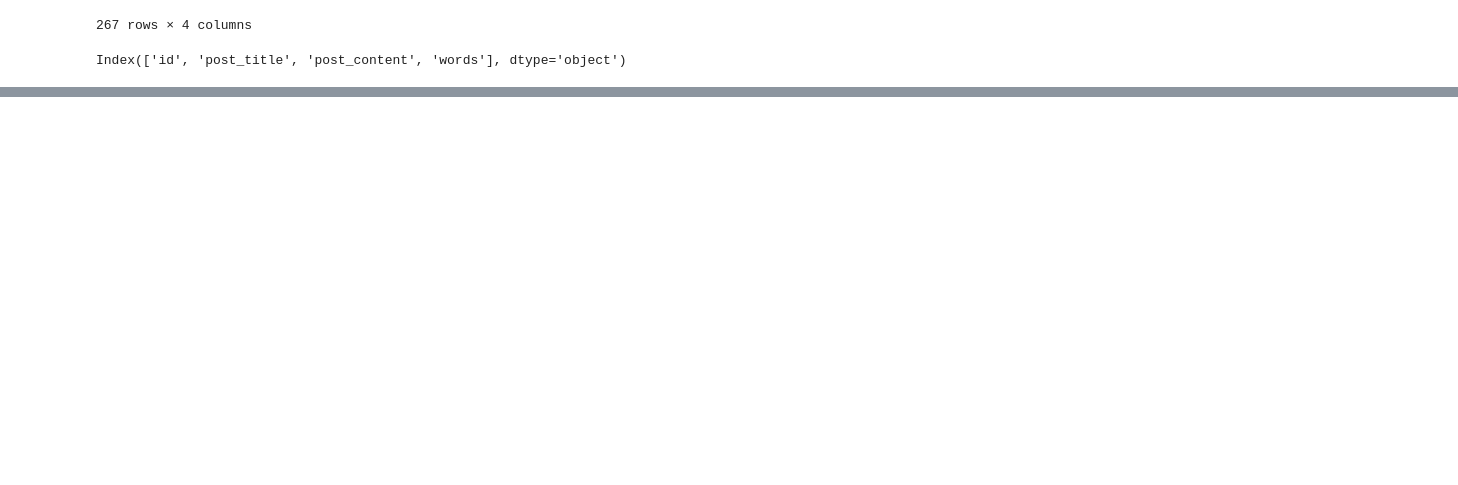
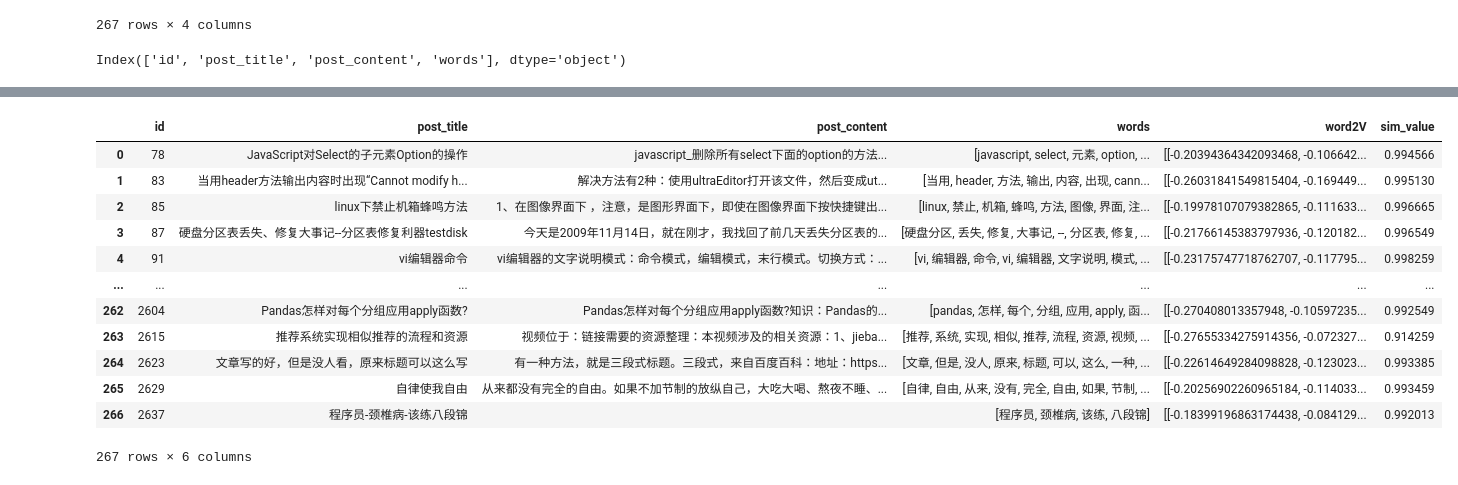
Before and after one commit to OcaenEyes/recommendPrj, a Jupyter notebook: prj_01/word2vector.ipynb, the cells around one changed output, grey strips where cells are left out. Drawn from its saved outputs; the diff is of its cells as text; code cells hidden in the pictures; blank space fills up the shorter version.

```diff
--- a/prj_01/word2vector.ipynb
+++ b/prj_01/word2vector.ipynb
@@ -107,0 +153,2 @@ Index(['id', 'post_title', 'post_content', 'words'], dtype='object')
+# %%
+w2v = Word2Vec(df["words"], sg=0)
@@ -107,0 +240,17 @@ Index(['id', 'post_title', 'post_content', 'words'], dtype='object')
+# %%
+#对每个句子的所有词向量取均值，来生成一个句子的vector
+def build_sentence_vetor(sentence):
+    sen_vec = np.zeros(100).reshape((1,100))
+    count =0
+    for word in sentence:
+        try:
+            sen_vec += w2v.wv[word].reshape((1,100))
+            count +=1
+        except KeyError:
+            continue
+    if count!=0:
+        sen_vec /=count
+
+    return sen_vec
+# %%
+df["word2V"]=df["words"].map(build_sentence_vetor)
@@ -107,0 +300,18 @@ Index(['id', 'post_title', 'post_content', 'words'], dtype='object')
+# %%
+df["sim_value"] = df["word2V"].map(lambda x: 1- distance.cosine(df[df["id"]=="581"]["word2V"].iloc[0],x))
+# %%
+df
+# %% [output]
+|  | id | post_title | post_content | words | word2V | sim_value |
+| 0 | 78 | JavaScript对Select的子元素Option的操作 | javascript_删除所有select下面的option的方法... | [javascript, select, 元素, option, ... | [[-0.20394364342093468, -0.106642... | 0.994566 |
+| 1 | 83 | 当用header方法输出内容时出现“Cannot modify h... | 解决方法有2种：使用ultraEditor打开该文件，然后变成ut... | [当用, header, 方法, 输出, 内容, 出现, cann... | [[-0.26031841549815404, -0.169449... | 0.995130 |
+| 2 | 85 | linux下禁止机箱蜂鸣方法 | 1、在图像界面下 ，注意，是图形界面下，即使在图像界面下按快捷键出... | [linux, 禁止, 机箱, 蜂鸣, 方法, 图像, 界面, 注... | [[-0.19978107079382865, -0.111633... | 0.996665 |
+| 3 | 87 | 硬盘分区表丢失、修复大事记--分区表修复利器testdisk | 今天是2009年11月14日，就在刚才，我找回了前几天丢失分区表的... | [硬盘分区, 丢失, 修复, 大事记, --, 分区表, 修复, ... | [[-0.21766145383797936, -0.120182... | 0.996549 |
+| 4 | 91 | vi编辑器命令 | vi编辑器的文字说明模式：命令模式，编辑模式，末行模式。切换方式：... | [vi, 编辑器, 命令, vi, 编辑器, 文字说明, 模式, ... | [[-0.23175747718762707, -0.117795... | 0.998259 |
+| ... | ... | ... | ... | ... | ... | ... |
+| 262 | 2604 | Pandas怎样对每个分组应用apply函数? | Pandas怎样对每个分组应用apply函数?知识：Pandas的... | [pandas, 怎样, 每个, 分组, 应用, apply, 函... | [[-0.270408013357948, -0.10597235... | 0.992549 |
+| 263 | 2615 | 推荐系统实现相似推荐的流程和资源 | 视频位于：链接需要的资源整理：本视频涉及的相关资源：1、jieba... | [推荐, 系统, 实现, 相似, 推荐, 流程, 资源, 视频, ... | [[-0.27655334275914356, -0.072327... | 0.914259 |
+| 264 | 2623 | 文章写的好，但是没人看，原来标题可以这么写 | 有一种方法，就是三段式标题。三段式，来自百度百科：地址：https... | [文章, 但是, 没人, 原来, 标题, 可以, 这么, 一种, ... | [[-0.22614649284098828, -0.123023... | 0.993385 |
+| 265 | 2629 | 自律使我自由 | 从来都没有完全的自由。如果不加节制的放纵自己，大吃大喝、熬夜不睡、... | [自律, 自由, 从来, 没有, 完全, 自由, 如果, 节制, ... | [[-0.20256902260965184, -0.114033... | 0.993459 |
+| 266 | 2637 | 程序员-颈椎病-该练八段锦 |  | [程序员, 颈椎病, 该练, 八段锦] | [[-0.18399196863174438, -0.084129... | 0.992013 |
+267 rows × 6 columns
```
Also changed, not shown: parts of 23 cells of this notebook, 10 other files.
